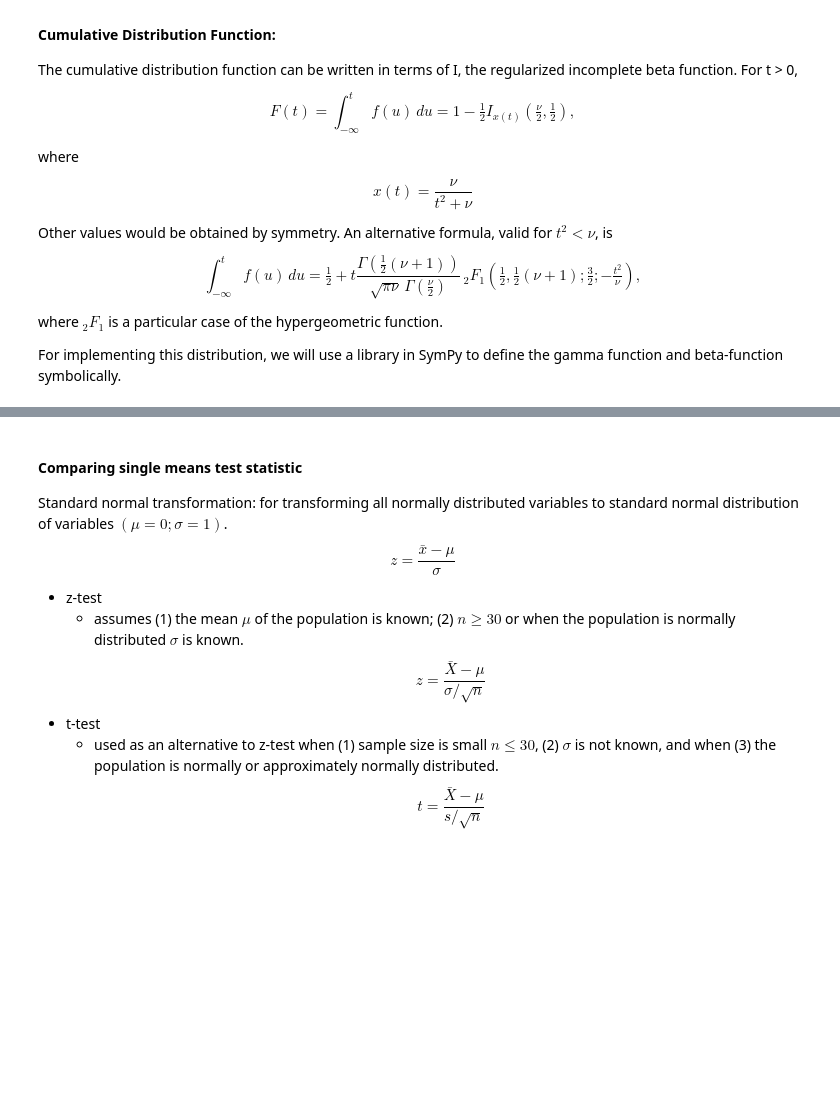
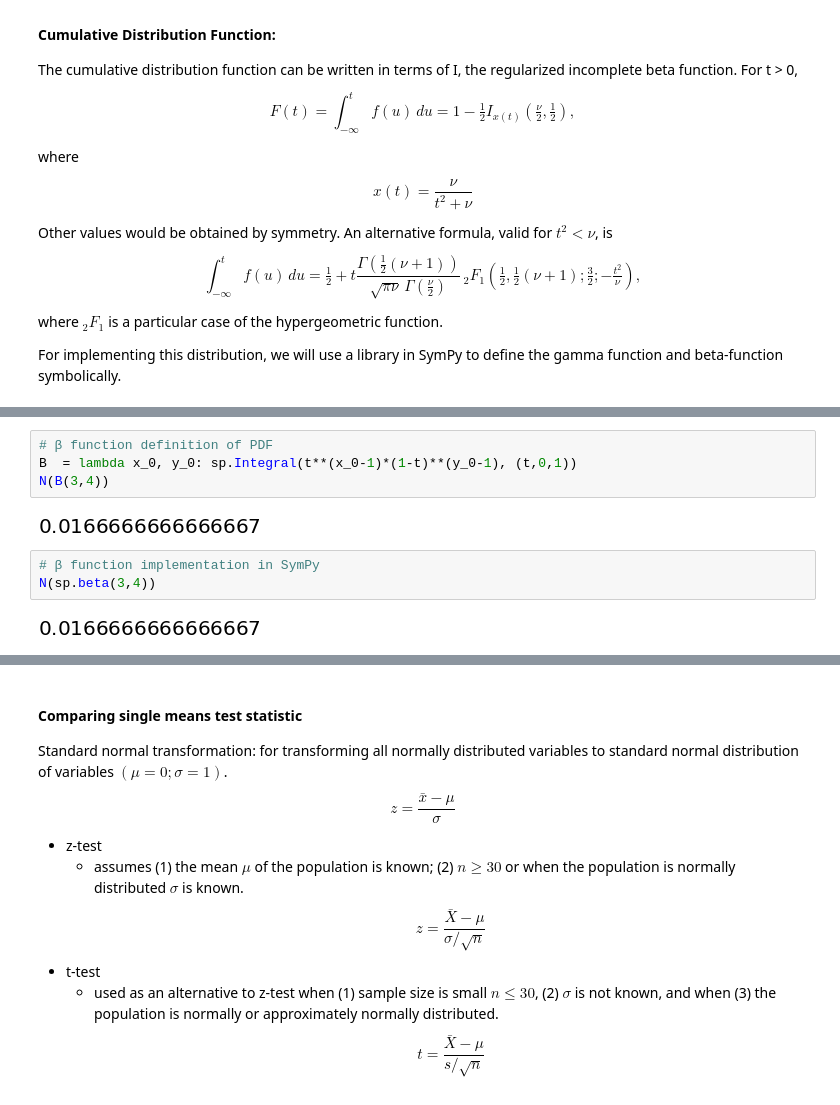
Before and after one commit to adeeconometrics/literate-programming, a Jupyter notebook: Statistical_Analyses.ipynb, the cells around one changed output, grey strips where cells are left out. Drawn from its saved outputs; the diff is of its cells as text; blank space fills up the shorter version.

```diff
--- a/Statistical_Analyses.ipynb
+++ b/Statistical_Analyses.ipynb
@@ -438,0 +456,11 @@ def t_dist_cdf():
+# %%
+# β function definition of PDF
+B  = lambda x_0, y_0: sp.Integral(t**(x_0-1)*(1-t)**(y_0-1), (t,0,1))
+N(B(3,4))
+# %% [output]
+[figure, added]
+# %%
+# β function implementation in SymPy
+N(sp.beta(3,4))
+# %% [output]
+[figure, added]
```
Also changed, not shown: parts of 41 cells of this notebook.
